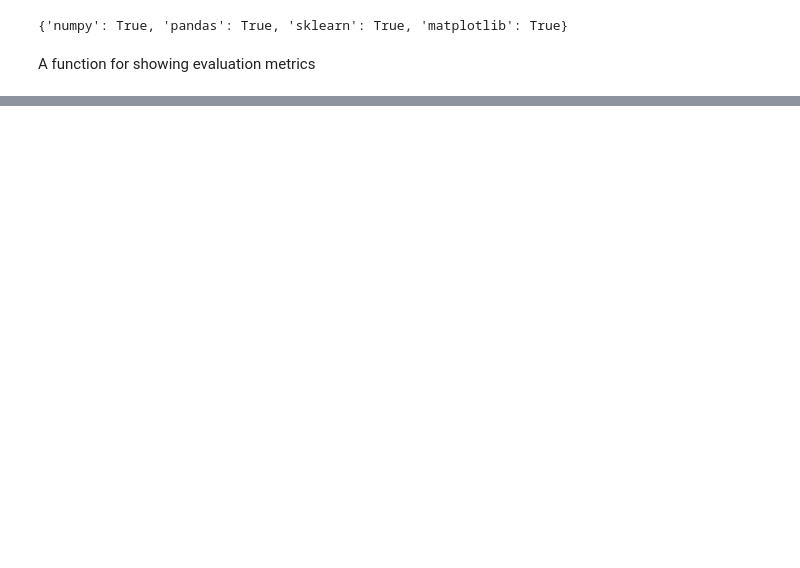
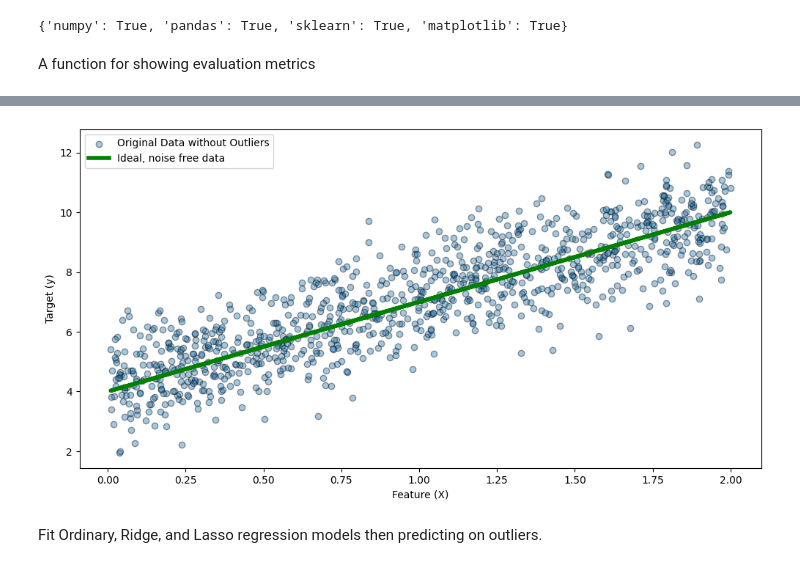
Before and after one commit to Helia-Karisani/regularization-in-linear-regression, a Jupyter notebook: regularization-in-linear-regression.ipynb, the cells around one changed output, grey strips where cells are left out. Drawn from its saved outputs; the diff is of its cells as text; code cells hidden in the pictures; blank space fills up the shorter version.

```diff
--- a/regularization-in-linear-regression.ipynb
+++ b/regularization-in-linear-regression.ipynb
@@ -57,0 +76,17 @@ y_outlier[selected_indices] += np.random.uniform(50, 100, num_outliers)
+# %%
+# plot data
+plt.figure(figsize=(12, 6))
+
+# Scatter plot of the original data with outliers
+plt.scatter(X, y, alpha=0.4,ec='k', label='Original Data without Outliers')
+plt.plot(X, y_ideal,  linewidth=4, color='g',label='Ideal, noise free data')
+
+plt.xlabel('Feature (X)')
+plt.ylabel('Target (y)')
+plt.title('')
+plt.legend()
+plt.show()
+# %% [output]
+[figure, added]
+# %% [markdown]
+Fit Ordinary, Ridge, and Lasso regression models then predicting on outliers.
```
Also changed, not shown: parts of 4 cells of this notebook.
